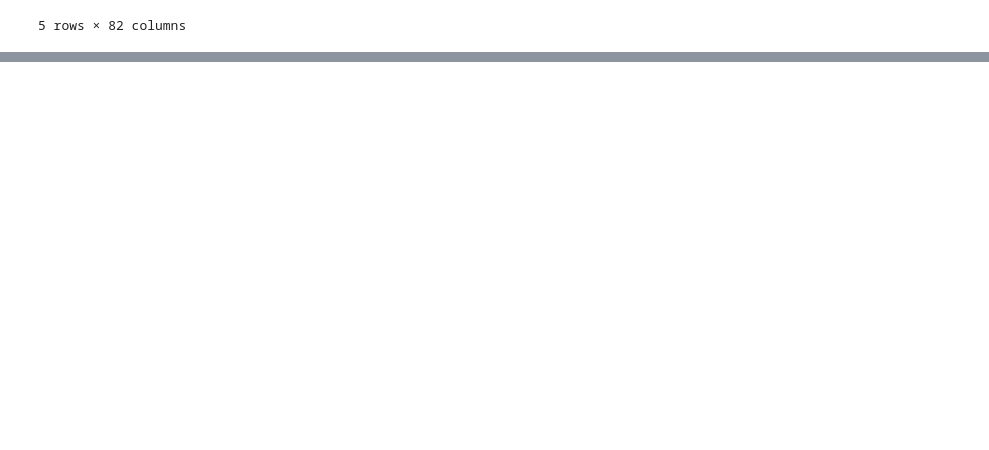
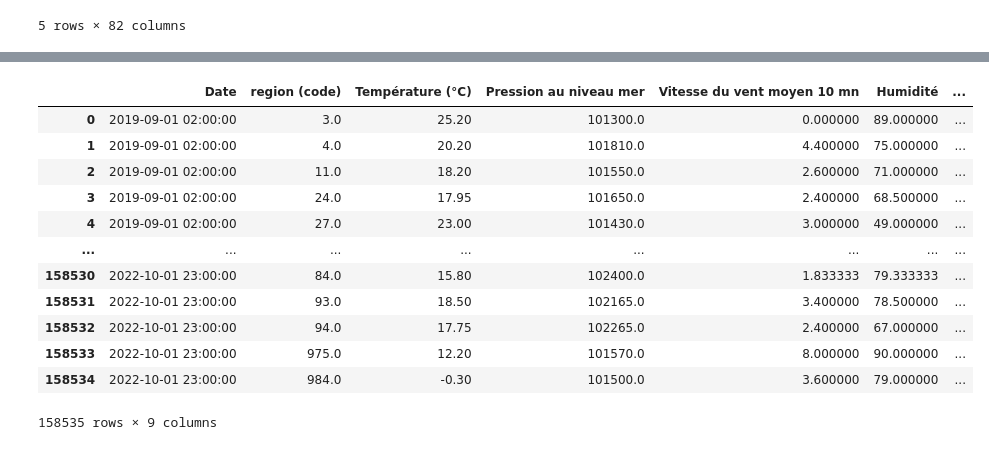
Before and after one commit to JAndretti/Projet-Time-Series-E5, a Jupyter notebook: main.ipynb, the cells around one changed output, grey strips where cells are left out. Saved outputs shown, nothing was run; the diff lists cells and outputs as text; code cells hidden in the pictures; blank space fills up the shorter version.

```diff
--- a/main.ipynb
+++ b/main.ipynb
@@ -23,0 +38,3 @@ df.head()
+# %%
+df_Date= df[columns]
+df_Date.head()
@@ -23,0 +48,3 @@ df.head()
+# %%
+df_Date = df_Date.dropna()
+df_Date.shape
@@ -23,0 +53,2 @@ df.head()
+# %%
+df_region = df_Date
@@ -23,0 +91,3 @@ df.head()
+# %%
+df_region = df_region.groupby(by=['Date','region (code)']).mean()
+df_region.head()
@@ -23,0 +102,17 @@ df.head()
+# %%
+df_region = df_region.reset_index(level=['Date','region (code)'])
+df_region
+# %% [output]
+|  | Date | region (code) | Température (°C) | Pression au niveau mer | Vitesse du vent moyen 10 mn | Humidité | ... |
+| 0 | 2019-09-01 02:00:00 | 3.0 | 25.20 | 101300.0 | 0.000000 | 89.000000 | ... |
+| 1 | 2019-09-01 02:00:00 | 4.0 | 20.20 | 101810.0 | 4.400000 | 75.000000 | ... |
+| 2 | 2019-09-01 02:00:00 | 11.0 | 18.20 | 101550.0 | 2.600000 | 71.000000 | ... |
+| 3 | 2019-09-01 02:00:00 | 24.0 | 17.95 | 101650.0 | 2.400000 | 68.500000 | ... |
+| 4 | 2019-09-01 02:00:00 | 27.0 | 23.00 | 101430.0 | 3.000000 | 49.000000 | ... |
+| ... | ... | ... | ... | ... | ... | ... | ... |
+| 158530 | 2022-10-01 23:00:00 | 84.0 | 15.80 | 102400.0 | 1.833333 | 79.333333 | ... |
+| 158531 | 2022-10-01 23:00:00 | 93.0 | 18.50 | 102165.0 | 3.400000 | 78.500000 | ... |
+| 158532 | 2022-10-01 23:00:00 | 94.0 | 17.75 | 102265.0 | 2.400000 | 67.000000 | ... |
+| 158533 | 2022-10-01 23:00:00 | 975.0 | 12.20 | 101570.0 | 8.000000 | 90.000000 | ... |
+| 158534 | 2022-10-01 23:00:00 | 984.0 | -0.30 | 101500.0 | 3.600000 | 79.000000 | ... |
+158535 rows × 9 columns
```
Also changed, not shown: parts of 14 cells of this notebook.
